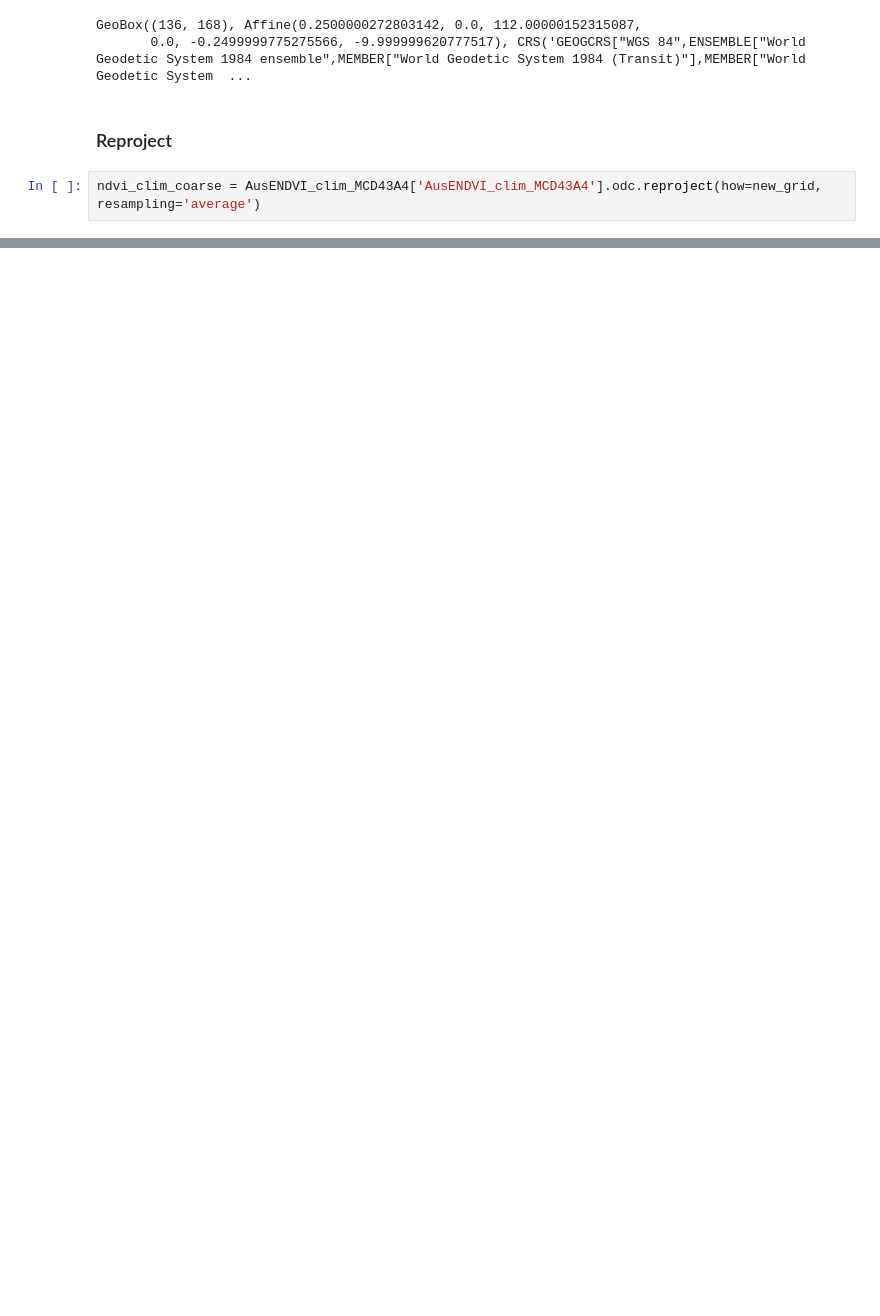
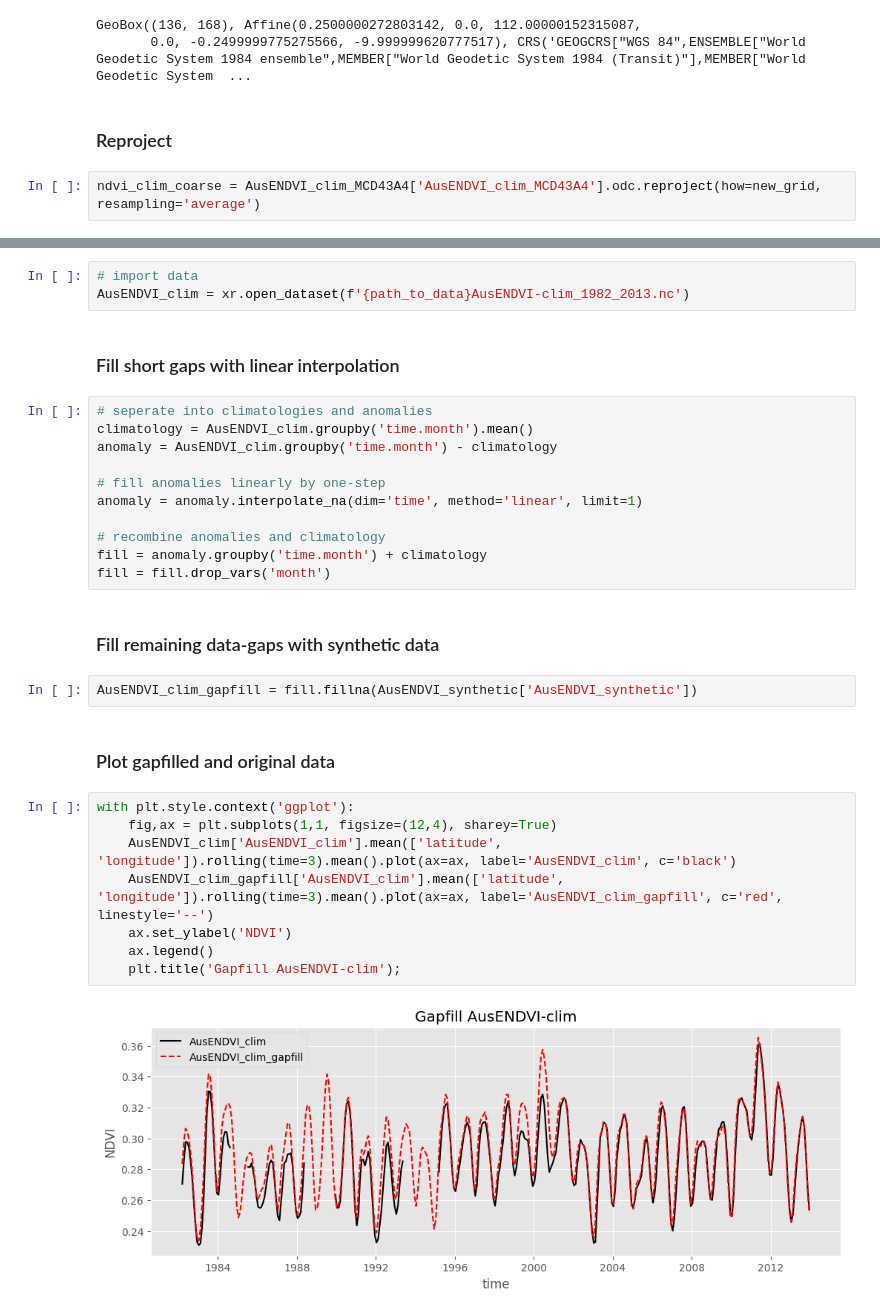
Before and after one commit to cbur24/AusENDVI, a Jupyter notebook: notebooks/analysis/AusENDVI_loading_example.ipynb, the cells around one changed output, grey strips where cells are left out. Cells and saved outputs as stored; diff of their text form; blank space fills up the shorter version.

```diff
--- a/notebooks/analysis/AusENDVI_loading_example.ipynb
+++ b/notebooks/analysis/AusENDVI_loading_example.ipynb
@@ -156,0 +169,32 @@ plt.title('~25 km resolution');
+# %%
+# import data
+AusENDVI_clim = xr.open_dataset(f'{path_to_data}AusENDVI-clim_1982_2013.nc')
+# %% [markdown]
+### Fill short gaps with linear interpolation
+# %%
+# seperate into climatologies and anomalies
+climatology = AusENDVI_clim.groupby('time.month').mean()
+anomaly = AusENDVI_clim.groupby('time.month') - climatology
+
+# fill anomalies linearly by one-step
+anomaly = anomaly.interpolate_na(dim='time', method='linear', limit=1)
+
+# recombine anomalies and climatology
+fill = anomaly.groupby('time.month') + climatology
+fill = fill.drop_vars('month')
+# %% [markdown]
+### Fill remaining data-gaps with synthetic data
+# %%
+AusENDVI_clim_gapfill = fill.fillna(AusENDVI_synthetic['AusENDVI_synthetic'])
+# %% [markdown]
+### Plot gapfilled and original data
+# %%
+with plt.style.context('ggplot'):
+    fig,ax = plt.subplots(1,1, figsize=(12,4), sharey=True)
+    AusENDVI_clim['AusENDVI_clim'].mean(['latitude', 'longitude']).rolling(time=3).mean().plot(ax=ax, label='AusENDVI_clim', c='black')
+    AusENDVI_clim_gapfill['AusENDVI_clim'].mean(['latitude', 'longitude']).rolling(time=3).mean().plot(ax=ax, label='AusENDVI_clim_gapfill', c='red', linestyle='--')
+    ax.set_ylabel('NDVI')
+    ax.legend()
+    plt.title('Gapfill AusENDVI-clim');
+# %% [output]
+[figure, added]
```
Also changed, not shown: parts of 8 cells of this notebook, 2 other files.
